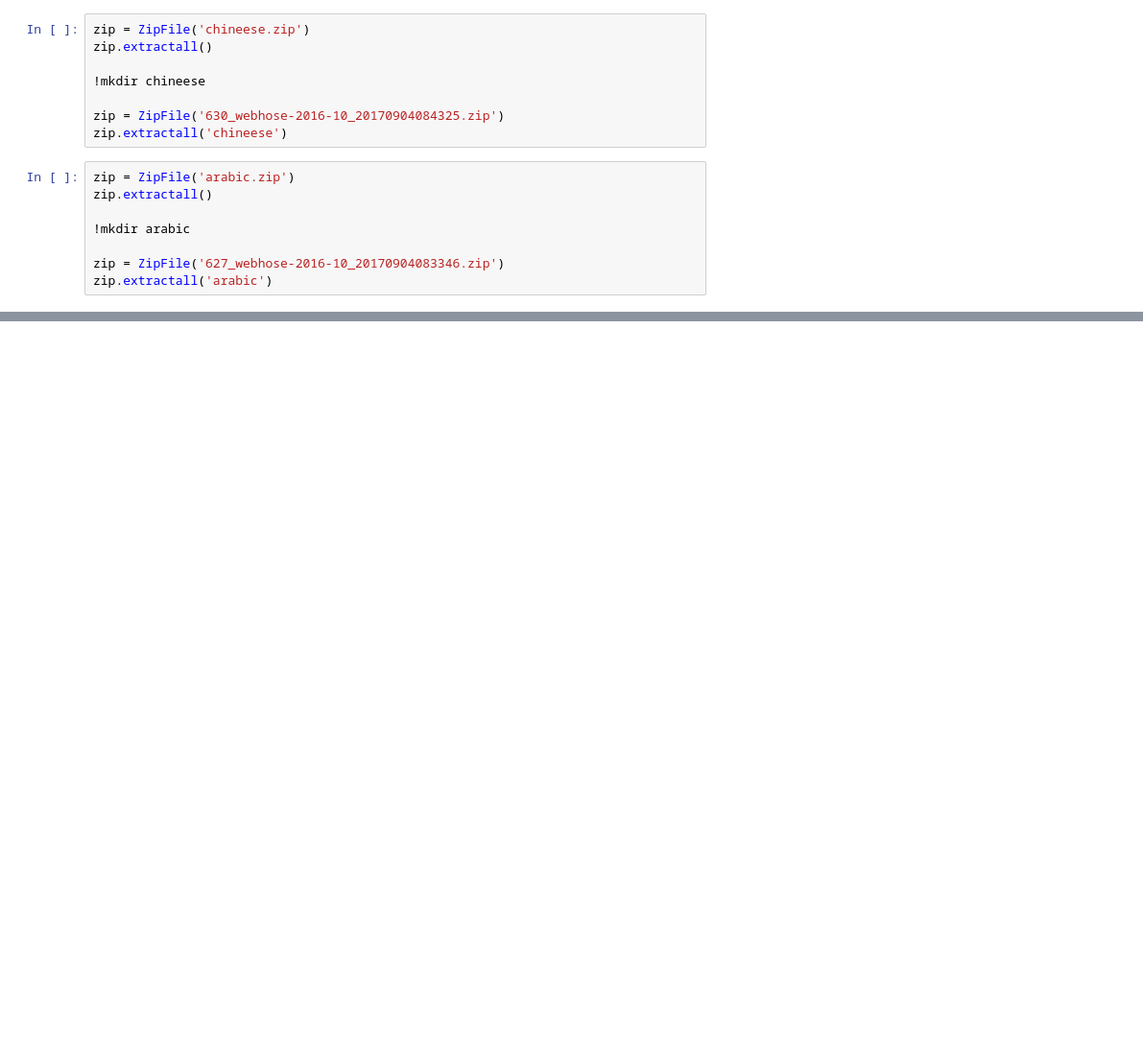
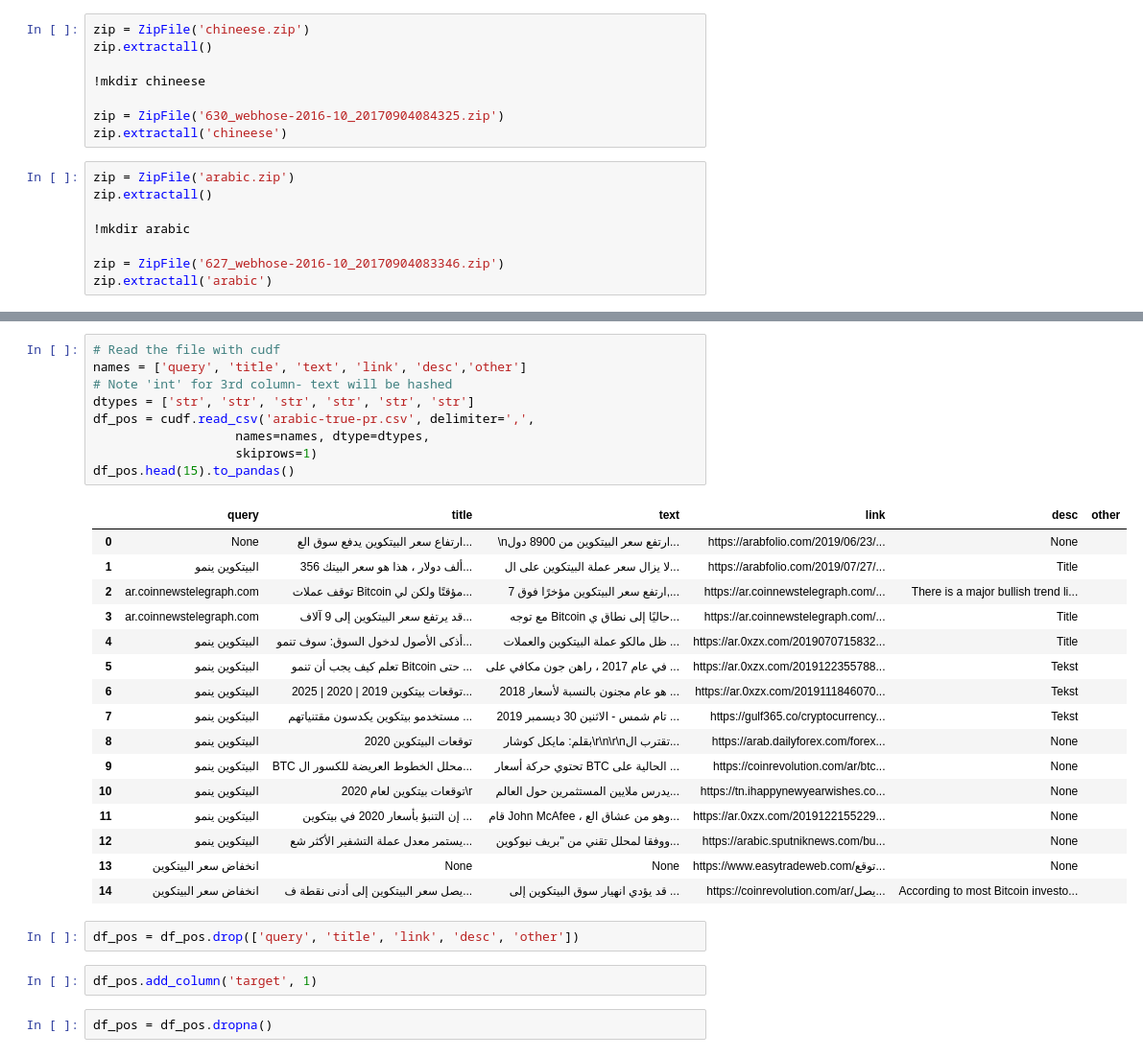
Before and after one commit to airevllc/airev-advanced-workshops, a Jupyter notebook: train.ipynb, the cells around one changed output, grey strips where cells are left out. Shown: that part at 96% size. Drawn from its saved outputs; the diff is of its cells as text; blank space fills up the shorter version.

```diff
--- a/train.ipynb
+++ b/train.ipynb
@@ -204,0 +287,32 @@ print(pre_df.head())
+# %%
+# Read the file with cudf
+names = ['query', 'title', 'text', 'link', 'desc','other']
+# Note 'int' for 3rd column- text will be hashed
+dtypes = ['str', 'str', 'str', 'str', 'str', 'str']
+df_pos = cudf.read_csv('arabic-true-pr.csv', delimiter=',',
+                   names=names, dtype=dtypes,
+                   skiprows=1)
+df_pos.head(15).to_pandas()
+# %% [output]
+|  | query | title | text | link | desc | other |
+| 0 | None | ارتفاع سعر البيتكوين يدفع سوق الع... | \nارتفع سعر البيتكوين من 8900 دول... | https://arabfolio.com/2019/06/23/... | None |  |
+| 1 | البيتكوين ينمو | 356 ألف دولار ، هذا هو سعر البيتك... | لا يزال سعر عملة البيتكوين على ال... | https://arabfolio.com/2019/07/27/... | Title |  |
+| 2 | ar.coinnewstelegraph.com | توقف عملات Bitcoin مؤقتًا ولكن لي... | ارتفع سعر البيتكوين مؤخرًا فوق 7,... | https://ar.coinnewstelegraph.com/... | There is a major bullish trend li... |  |
+| 3 | ar.coinnewstelegraph.com | قد يرتفع سعر البيتكوين إلى 9 آلاف... | مع توجه Bitcoin حاليًا إلى نطاق ي... | https://ar.coinnewstelegraph.com/... | Title |  |
+| 4 | البيتكوين ينمو | أذكى الأصول لدخول السوق: سوف تنمو... | ظل مالكو عملة البيتكوين والعملات ... | https://ar.0xzx.com/2019070715832... | Title |  |
+| 5 | البيتكوين ينمو | تعلم كيف يجب أن تنمو Bitcoin حتى ... | في عام 2017 ، راهن جون مكافي على ... | https://ar.0xzx.com/2019122355788... | Tekst |  |
+| 6 | البيتكوين ينمو | توقعات بيتكوين 2019 | 2020 | 2025... | 2018 هو عام مجنون بالنسبة لأسعار ... | https://ar.0xzx.com/2019111846070... | Tekst |  |
+| 7 | البيتكوين ينمو | مستخدمو بيتكوين يكدسون مقتنياتهم ... | تام شمس - الاثنين 30 ديسمبر 2019 ... | https://gulf365.co/cryptocurrency... | Tekst |  |
+| 8 | البيتكوين ينمو | توقعات البيتكوين 2020 | بقلم: مايكل كوشار\r\n\r\nتقترب ال... | https://arab.dailyforex.com/forex... | None |  |
+| 9 | البيتكوين ينمو | BTC محلل الخطوط العريضة للكسور ال... | تحتوي حركة أسعار BTC الحالية على ... | https://coinrevolution.com/ar/btc... | None |  |
+| 10 | البيتكوين ينمو | توقعات بيتكوين لعام 2020\r | يدرس ملايين المستثمرين حول العالم... | https://tn.ihappynewyearwishes.co... | None |  |
+| 11 | البيتكوين ينمو | إن التنبؤ بأسعار 2020 في بيتكوين ... | قام John McAfee ، وهو من عشاق الع... | https://ar.0xzx.com/2019122155229... | None |  |
+| 12 | البيتكوين ينمو | يستمر معدل عملة التشفير الأكثر شع... | ووفقا لمحلل تقني من "بريف نيوكوين... | https://arabic.sputniknews.com/bu... | None |  |
+| 13 | انخفاض سعر البيتكوين | None | None | https://www.easytradeweb.com/توقع... | None |  |
+| 14 | انخفاض سعر البيتكوين | يصل سعر البيتكوين إلى أدنى نقطة ف... | قد يؤدي انهيار سوق البيتكوين إلى ... | https://coinrevolution.com/ar/يصل... | According to most Bitcoin investo... |  |
+# %%
+df_pos = df_pos.drop(['query', 'title', 'link', 'desc', 'other'])
+# %%
+df_pos.add_column('target', 1)
+# %%
+df_pos = df_pos.dropna()
```
Also changed, not shown: parts of 41 cells of this notebook.
